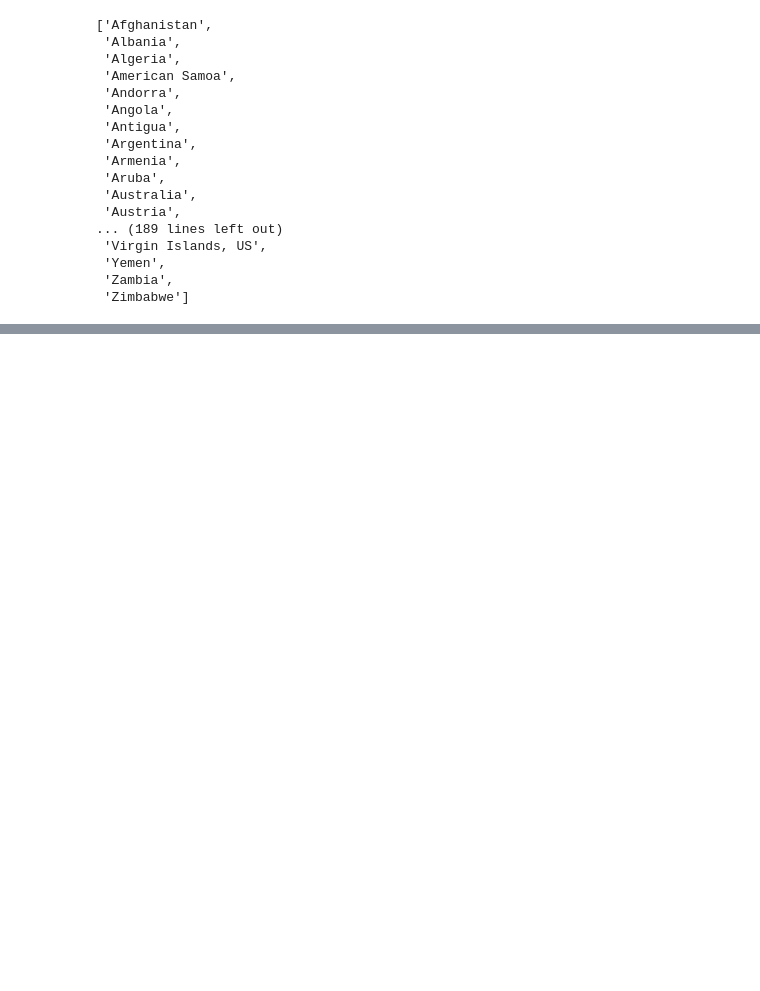
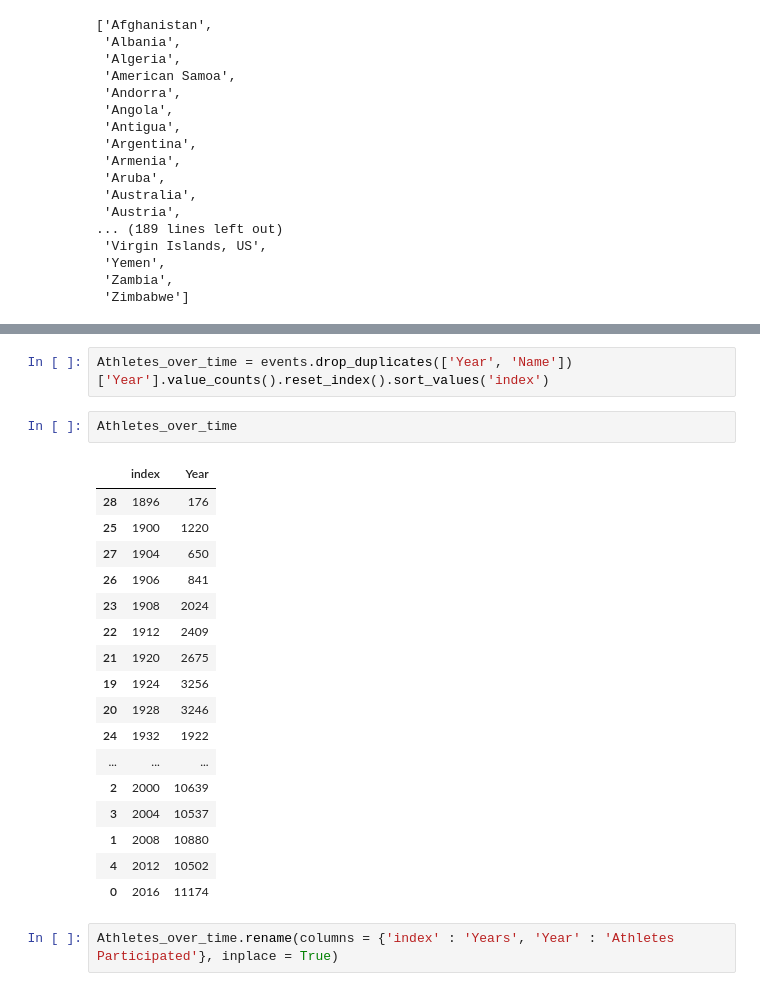
Before and after one commit to shashankb07/Olympic-Analysis, a Jupyter notebook: Olympic-Analysis.ipynb, the cells around one changed output, grey strips where cells are left out. Cells and saved outputs as stored; diff of their text form; blank space fills up the shorter version.

```diff
--- a/Olympic-Analysis.ipynb
+++ b/Olympic-Analysis.ipynb
@@ -455,0 +460,24 @@ fig.show()
+# %%
+Athletes_over_time = events.drop_duplicates(['Year', 'Name'])['Year'].value_counts().reset_index().sort_values('index')
+# %%
+Athletes_over_time
+# %% [output]
+|  | index | Year |
+| 28 | 1896 | 176 |
+| 25 | 1900 | 1220 |
+| 27 | 1904 | 650 |
+| 26 | 1906 | 841 |
+| 23 | 1908 | 2024 |
+| 22 | 1912 | 2409 |
+| 21 | 1920 | 2675 |
+| 19 | 1924 | 3256 |
+| 20 | 1928 | 3246 |
+| 24 | 1932 | 1922 |
+| ... | ... | ... |
+| 2 | 2000 | 10639 |
+| 3 | 2004 | 10537 |
+| 1 | 2008 | 10880 |
+| 4 | 2012 | 10502 |
+| 0 | 2016 | 11174 |
+# %%
+Athletes_over_time.rename(columns = {'index' : 'Years', 'Year' : 'Athletes Participated'}, inplace = True)
```
Also changed, not shown: parts of 47 cells of this notebook, 2 other files.
